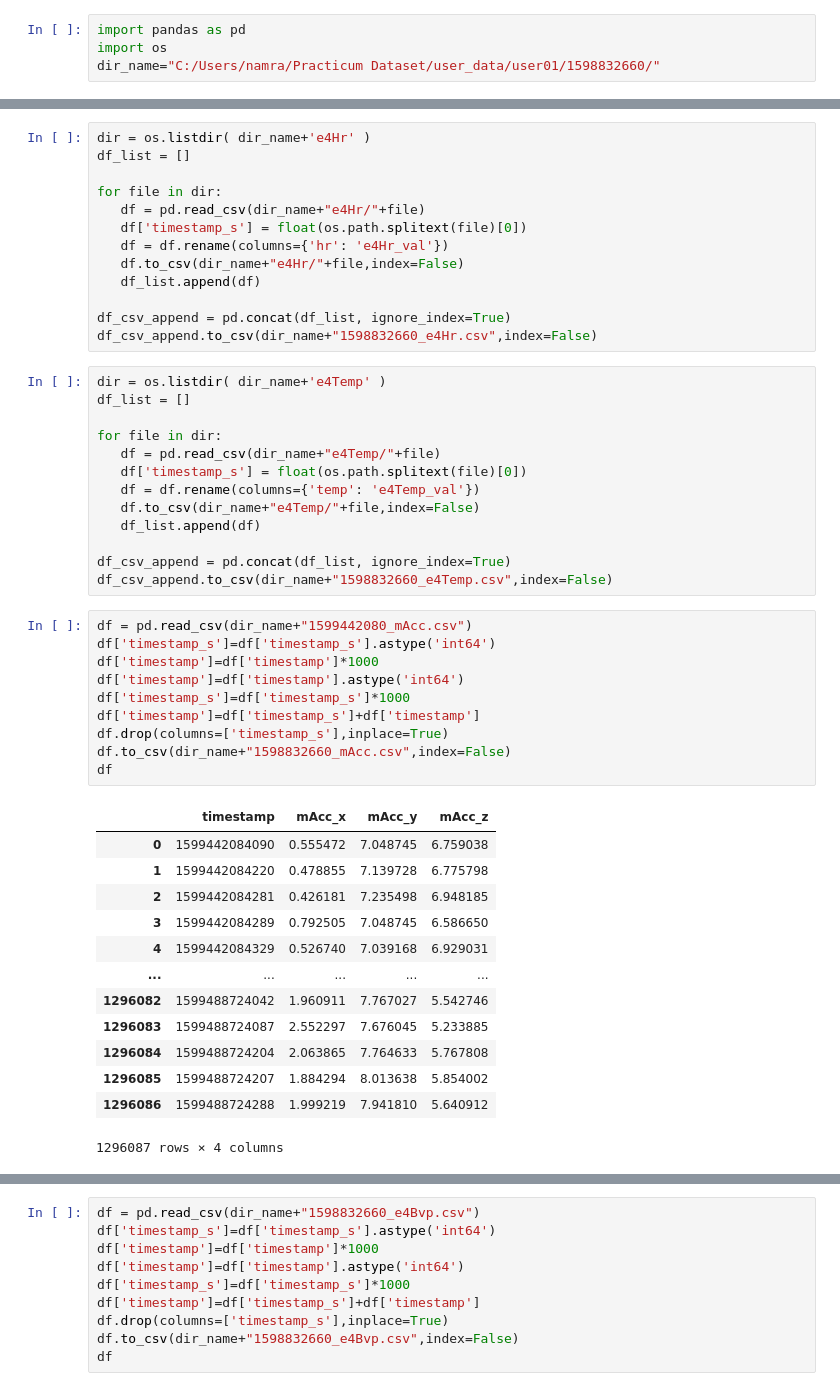
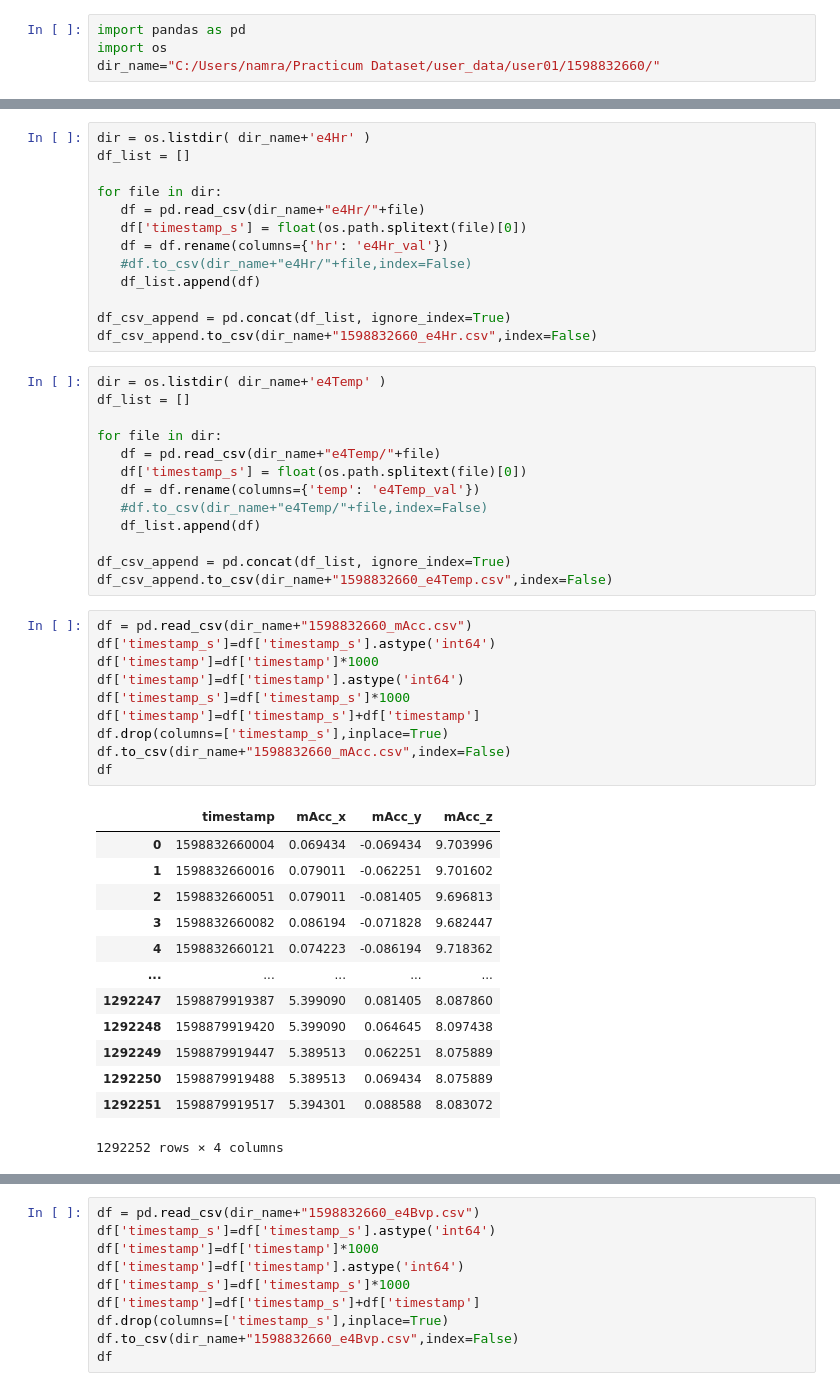
Before and after one commit to namratha-renjal/stress_prediciton_using_activity_data, a Jupyter notebook: src/data.ipynb, the cells around one changed output, grey strips where cells are left out. Drawn from its saved outputs; the diff is of its cells as text.

```diff
--- a/src/data.ipynb
+++ b/src/data.ipynb
@@ -103,7 +103,7 @@ for file in dir:
    df = pd.read_csv(dir_name+"e4Hr/"+file)
    df['timestamp_s'] = float(os.path.splitext(file)[0])
    df = df.rename(columns={'hr': 'e4Hr_val'})
-   df.to_csv(dir_name+"e4Hr/"+file,index=False)
+   #df.to_csv(dir_name+"e4Hr/"+file,index=False)
    df_list.append(df)
 
 df_csv_append = pd.concat(df_list, ignore_index=True)
@@ -116,35 +116,35 @@ for file in dir:
    df = pd.read_csv(dir_name+"e4Temp/"+file)
    df['timestamp_s'] = float(os.path.splitext(file)[0])
    df = df.rename(columns={'temp': 'e4Temp_val'})
-   df.to_csv(dir_name+"e4Temp/"+file,index=False)
+   #df.to_csv(dir_name+"e4Temp/"+file,index=False)
    df_list.append(df)
 
 df_csv_append = pd.concat(df_list, ignore_index=True)
 df_csv_append.to_csv(dir_name+"1598832660_e4Temp.csv",index=False)
 # %%
-df = pd.read_csv(dir_name+"1599442080_mAcc.csv")
+df = pd.read_csv(dir_name+"1598832660_mAcc.csv")
 df['timestamp_s']=df['timestamp_s'].astype('int64')
 df['timestamp']=df['timestamp']*1000
 df['timestamp']=df['timestamp'].astype('int64')
 df['timestamp_s']=df['timestamp_s']*1000
 df['timestamp']=df['timestamp_s']+df['timestamp']
 df.drop(columns=['timestamp_s'],inplace=True)
 df.to_csv(dir_name+"1598832660_mAcc.csv",index=False)
 df
 # %% [output]
 |  | timestamp | mAcc_x | mAcc_y | mAcc_z |
-| 0 | 1599442084090 | 0.555472 | 7.048745 | 6.759038 |
-| 1 | 1599442084220 | 0.478855 | 7.139728 | 6.775798 |
-| 2 | 1599442084281 | 0.426181 | 7.235498 | 6.948185 |
-| 3 | 1599442084289 | 0.792505 | 7.048745 | 6.586650 |
-| 4 | 1599442084329 | 0.526740 | 7.039168 | 6.929031 |
+| 0 | 1598832660004 | 0.069434 | -0.069434 | 9.703996 |
+| 1 | 1598832660016 | 0.079011 | -0.062251 | 9.701602 |
+| 2 | 1598832660051 | 0.079011 | -0.081405 | 9.696813 |
+| 3 | 1598832660082 | 0.086194 | -0.071828 | 9.682447 |
+| 4 | 1598832660121 | 0.074223 | -0.086194 | 9.718362 |
 | ... | ... | ... | ... | ... |
-| 1296082 | 1599488724042 | 1.960911 | 7.767027 | 5.542746 |
-| 1296083 | 1599488724087 | 2.552297 | 7.676045 | 5.233885 |
-| 1296084 | 1599488724204 | 2.063865 | 7.764633 | 5.767808 |
-| 1296085 | 1599488724207 | 1.884294 | 8.013638 | 5.854002 |
-| 1296086 | 1599488724288 | 1.999219 | 7.941810 | 5.640912 |
+| 1292247 | 1598879919387 | 5.399090 | 0.081405 | 8.087860 |
+| 1292248 | 1598879919420 | 5.399090 | 0.064645 | 8.097438 |
+| 1292249 | 1598879919447 | 5.389513 | 0.062251 | 8.075889 |
+| 1292250 | 1598879919488 | 5.389513 | 0.069434 | 8.075889 |
+| 1292251 | 1598879919517 | 5.394301 | 0.088588 | 8.083072 |
-1296087 rows × 4 columns
+1292252 rows × 4 columns
 # %%
 df = pd.read_csv(dir_name+"1598832660_mMag.csv")
 df['timestamp_s']=df['timestamp_s'].astype('int64')
```
Also changed, not shown: parts of 30 cells of this notebook.
